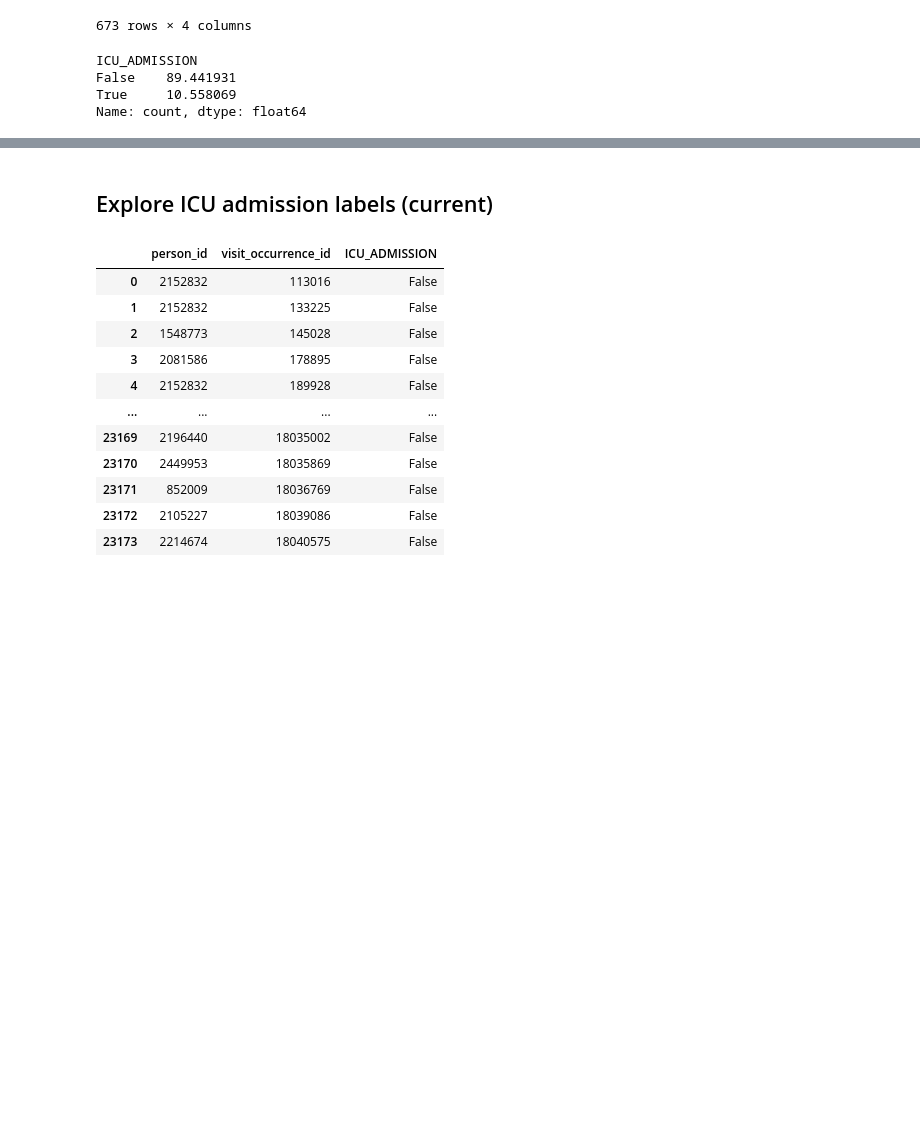
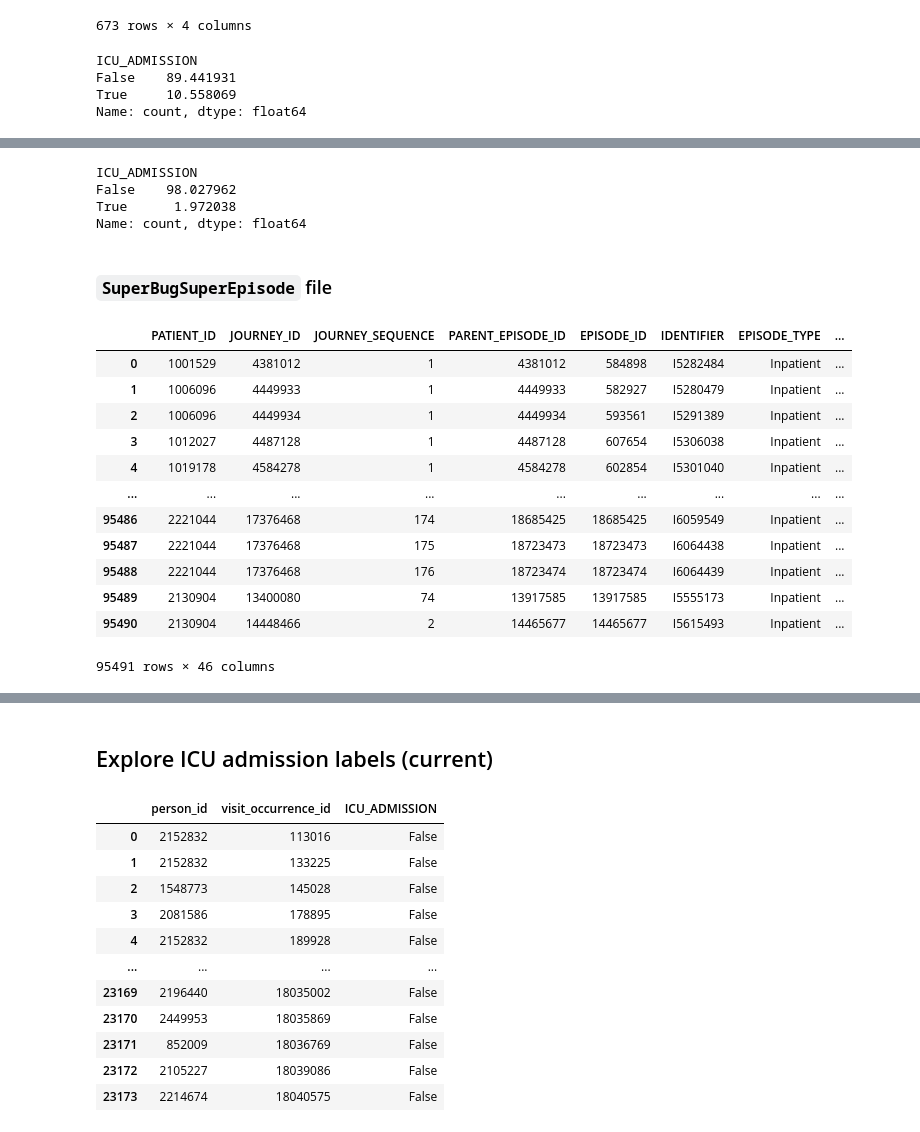
Before and after one commit to ryashpal/alfred-data-analysis, a Jupyter notebook: notebooks/icu_admission_discrepancy/explore_mapping_file.ipynb, the cells around one changed output, grey strips where cells are left out. Cells and saved outputs as stored; diff of their text form; code cells hidden in the pictures; blank space fills up the shorter version.

```diff
--- a/notebooks/icu_admission_discrepancy/explore_mapping_file.ipynb
+++ b/notebooks/icu_admission_discrepancy/explore_mapping_file.ipynb
@@ -1,3 +3,7 @@
+# %%
+import pandas as pd
+
+pd.set_option('display.max_rows', None)
 # %% [markdown]
 # Explore mapping file
 # %%
@@ -109,0 +199,32 @@ Name: count, dtype: float64
+# %%
+mergedDf[['person_id', 'visit_occurrence_id', 'ICU_ADMISSION']].drop_duplicates().ICU_ADMISSION.value_counts()/mergedDf[['person_id', 'visit_occurrence_id', 'ICU_ADMISSION']].drop_duplicates().shape[0]*100
+# %% [output]
+ICU_ADMISSION
+False    98.027962
+True      1.972038
+Name: count, dtype: float64
+# %% [markdown]
+### `SuperBugSuperEpisode` file
+# %%
+import os
+import pandas as pd
+
+from pathlib import Path
+
+
+superBugJourneyEpisodeDf = pd.read_csv(Path(os.environ['EHR_DATA_BASE'], 'blood_pos_cohort_20240531', 'etc', 'SuperBugSuperEpisode-72hr-2024-03-27.csv'))
+superBugJourneyEpisodeDf
+# %% [output]
+|  | PATIENT_ID | JOURNEY_ID | JOURNEY_SEQUENCE | PARENT_EPISODE_ID | EPISODE_ID | IDENTIFIER | EPISODE_TYPE | ... |
+| 0 | 1001529 | 4381012 | 1 | 4381012 | 584898 | I5282484 | Inpatient | ... |
+| 1 | 1006096 | 4449933 | 1 | 4449933 | 582927 | I5280479 | Inpatient | ... |
+| 2 | 1006096 | 4449934 | 1 | 4449934 | 593561 | I5291389 | Inpatient | ... |
+| 3 | 1012027 | 4487128 | 1 | 4487128 | 607654 | I5306038 | Inpatient | ... |
+| 4 | 1019178 | 4584278 | 1 | 4584278 | 602854 | I5301040 | Inpatient | ... |
+| ... | ... | ... | ... | ... | ... | ... | ... | ... |
+| 95486 | 2221044 | 17376468 | 174 | 18685425 | 18685425 | I6059549 | Inpatient | ... |
+| 95487 | 2221044 | 17376468 | 175 | 18723473 | 18723473 | I6064438 | Inpatient | ... |
+| 95488 | 2221044 | 17376468 | 176 | 18723474 | 18723474 | I6064439 | Inpatient | ... |
+| 95489 | 2130904 | 13400080 | 74 | 13917585 | 13917585 | I5555173 | Inpatient | ... |
+| 95490 | 2130904 | 14448466 | 2 | 14465677 | 14465677 | I5615493 | Inpatient | ... |
+95491 rows × 46 columns
```
Also changed, not shown: parts of 16 cells of this notebook, 1 other file.
